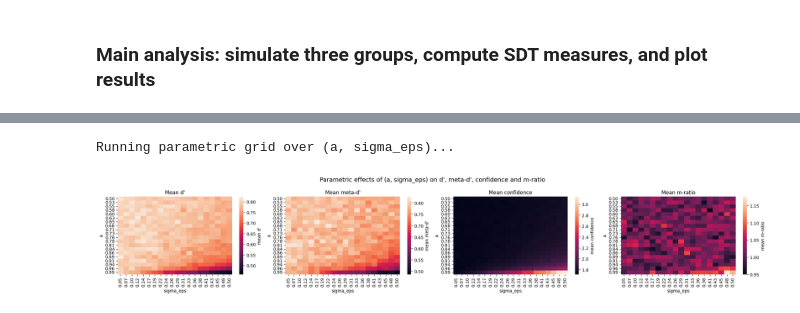
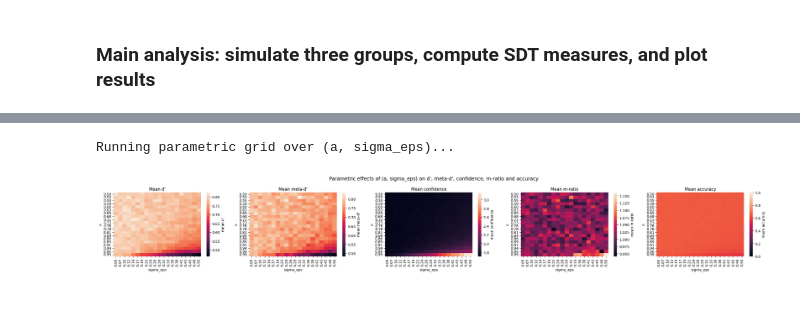
Before and after one commit to davidejongheTheoryandResearch/simulationsHmfc, a Jupyter notebook: simulations.ipynb, the cells around one changed output, grey strips where cells are left out. Drawn from its saved outputs; the diff is of its cells as text; code cells hidden in the pictures.

Commit message:
added accuracy

```diff
--- a/simulations.ipynb
+++ b/simulations.ipynb
@@ -440,6 +440,7 @@ def param_grid(
     mean_meta_d = np.zeros((len(a_values), len(sigma_values)))
     mean_conf = np.zeros((len(a_values), len(sigma_values)))
     mean_mratio = np.zeros((len(a_values), len(sigma_values)))
+    mean_acc = np.zeros((len(a_values), len(sigma_values)))
 
     rng = np.random.default_rng(seed)
 
@@ -464,6 +465,7 @@ def param_grid(
             conf_list = []
             mratio_list = []
             meta_d_list = []
+            acc_list = []
 
             for subj in group:
                 #d'
@@ -477,15 +479,19 @@ def param_grid(
                 m_ratio, meta_d = compute_mratio(subj, n_ratings=4, verbose=0)
                 mratio_list.append(m_ratio)
                 meta_d_list.append(meta_d)
+                #accuracy
+                acc_list.append(np.mean(subj["stim"] == subj["y"]))
 
             d_list      = np.asarray(d_list)
             conf_list   = np.asarray(conf_list)
             mratio_list = np.asarray(mratio_list)
             meta_d_list = np.asarray(meta_d_list)
+            acc_list    = np.asarray(acc_list)
 
             mean_d[i,j] = np.mean(d_list)
             mean_conf[i,j] = np.mean(conf_list)
             mean_meta_d[i,j] = np.nanmean(meta_d_list)
+            mean_acc[i, j] = np.mean(acc_list)
 
             # m-ratio: average over non-NaNs
             if np.all(np.isnan(mratio_list)):
@@ -493,11 +499,11 @@ def param_grid(
             else:
                 mean_mratio[i, j] = np.nanmean(mratio_list)
 
-    return mean_d, mean_meta_d, mean_conf, mean_mratio
+    return mean_d, mean_meta_d, mean_conf, mean_mratio, mean_acc
 
-def plot_param_heatmaps(a_values, sigma_values, mean_d, mean_meta_d, mean_conf, mean_mratio):
+def plot_param_heatmaps(a_values, sigma_values, mean_d, mean_meta_d, mean_conf, mean_mratio, mean_acc):
      """
-     Plot four heatmaps: mean d', mean meta-d', mean confidence, and mean m-ratio as a function of (a, sigma_eps), using seaborn.heatmap.
+     Plot five heatmaps: mean d', mean meta-d', mean confidence, mean m-ratio and mean accuracy as a function of (a, sigma_eps), using seaborn.heatmap.
      """
 
      #make sure they are the right data type
@@ -508,7 +514,7 @@ def plot_param_heatmaps(a_values, sigma_values, mean_d, mean_meta_d, mean_conf,
      x_labels = [f"{s:.2f}" for s in sigma_values]  # columns (sigma_eps)
      y_labels = [f"{a:.2f}" for a in a_values]      # rows (a)
 
-     fig, axes = plt.subplots(1,4, figsize = (22, 4))
+     fig, axes = plt.subplots(1,5, figsize = (27, 4))
 
      # -------------------------
      # Heatmap for mean d' (Little help from AI to figure Seaborn out)
@@ -574,8 +580,24 @@ def plot_param_heatmaps(a_values, sigma_values, mean_d, mean_meta_d, mean_conf,
      axes[3].set_ylabel("a")
      axes[3].set_title("Mean m-ratio")
 
-     fig.suptitle("Parametric effects of (a, sigma_eps) on d', meta-d', confidence and m-ratio", fontsize=14)
-     plt.tight_layout()
+     # -------------------------
+     # Heatmap for mean accuracy
+     # -------------------------
+     sns.heatmap(
+        mean_acc,
+        ax=axes[4],
+        annot=False,
+        fmt=".2f",
+        xticklabels=x_labels,
+        yticklabels=y_labels,
+        cbar_kws={"label": "mean accuracy"},
+        vmin=0, vmax=1,   # optioneel maar meestal handig voor accuracy
+     )
+     axes[4].set_xlabel("sigma_eps")
+     axes[4].set_ylabel("a")
+     axes[4].set_title("Mean accuracy")
+
+     fig.suptitle("Parametric effects of (a, sigma_eps) on d', meta-d', confidence, m-ratio and accuracy", fontsize=14)
      plt.tight_layout()
      fig.savefig("parametric_all_heatmaps.png", dpi=600, bbox_inches="tight")
      plt.show()
@@ -961,24 +983,24 @@ M-ratio:  F = 1.056,  p = 3.504e-01
 # %%
 # -----------------------------
 # Parametric grid: heatmaps over a x sigma_eps
 # -----------------------------
 
 # You can easily change these to a finer grid later
 a_values = np.linspace(0.5, 0.99, 20)   # 10 values from 0.1 up and including 0.99
 sigma_values = np.linspace(0.05, 0.5, 20)  # 10 values from 0.1 up and including .7
 
 print("\nRunning parametric grid over (a, sigma_eps)...")
-mean_d_grid, mean_meta_d_grid, mean_conf_grid, mean_mratio_grid = param_grid(
+mean_d_grid, mean_meta_d_grid, mean_conf_grid, mean_mratio_grid, mean_acc_grid = param_grid(
         a_values=a_values,
         sigma_values=sigma_values,
         n_subj=100,          # you can increase this for smoother estimates
         n_trials=600,
         n_inputs=n_inputs,
         d_true=d_true,
         seed=None,
     )
 
-plot_param_heatmaps(a_values, sigma_values, mean_d_grid, mean_meta_d_grid, mean_conf_grid, mean_mratio_grid)
+plot_param_heatmaps(a_values, sigma_values, mean_d_grid, mean_meta_d_grid, mean_conf_grid, mean_mratio_grid, mean_acc_grid)
 # %% [output]
 Running parametric grid over (a, sigma_eps)...
-[figure, old version]
+[figure, new version]
```
Also changed, not shown: parts of 3 cells of this notebook, 1 other file.
